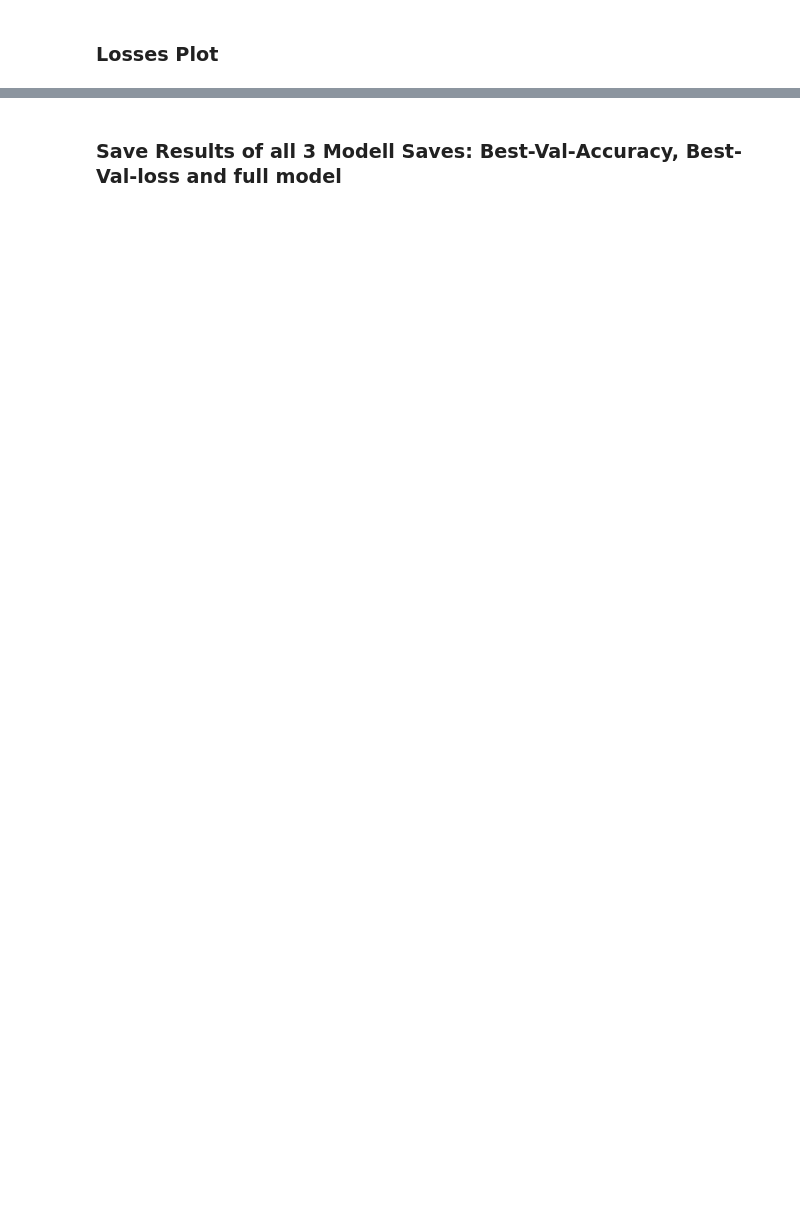
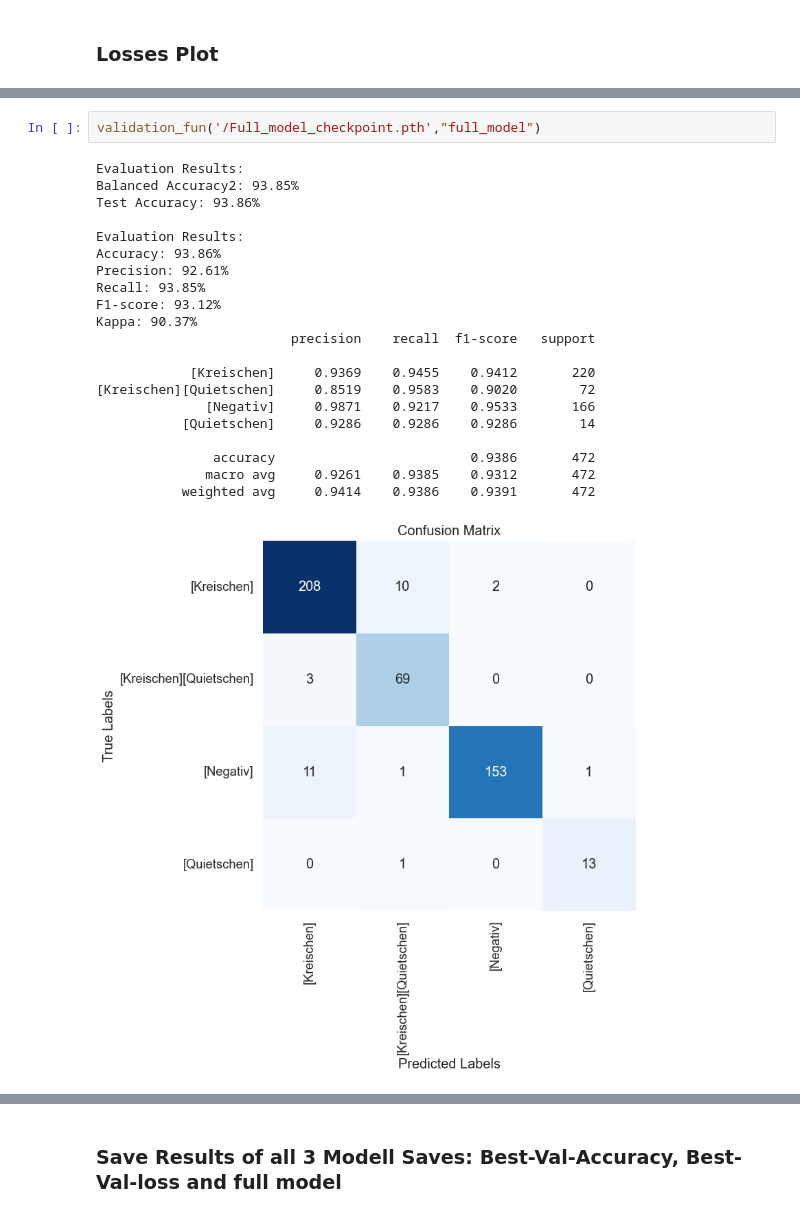
Before and after one commit to GaborinoS/MA-pre-work, a Jupyter notebook: Test_from_scratch/Finetune_NB_ContrastiveModel.ipynb, the cells around one changed output, grey strips where cells are left out. Saved outputs shown, nothing was run; the diff lists cells and outputs as text; blank space fills up the shorter version.

```diff
--- a/Test_from_scratch/Finetune_NB_ContrastiveModel.ipynb
+++ b/Test_from_scratch/Finetune_NB_ContrastiveModel.ipynb
@@ -467,0 +659,24 @@ plt.savefig(f'{finetune_results_dir}/loss_plot.png')
+# %%
+validation_fun('/Full_model_checkpoint.pth',"full_model")
+# %% [output]
+Evaluation Results:
+Balanced Accuracy2: 93.85%
+Test Accuracy: 93.86%
+
+Evaluation Results:
+Accuracy: 93.86%
+Precision: 92.61%
+Recall: 93.85%
+F1-score: 93.12%
+Kappa: 90.37%
+                         precision    recall  f1-score   support
+
+            [Kreischen]     0.9369    0.9455    0.9412       220
+[Kreischen][Quietschen]     0.8519    0.9583    0.9020        72
+              [Negativ]     0.9871    0.9217    0.9533       166
+           [Quietschen]     0.9286    0.9286    0.9286        14
+
+               accuracy                         0.9386       472
+              macro avg     0.9261    0.9385    0.9312       472
+           weighted avg     0.9414    0.9386    0.9391       472
+[figure, added]
```
Also changed, not shown: parts of 15 cells of this notebook, 14 other files.
